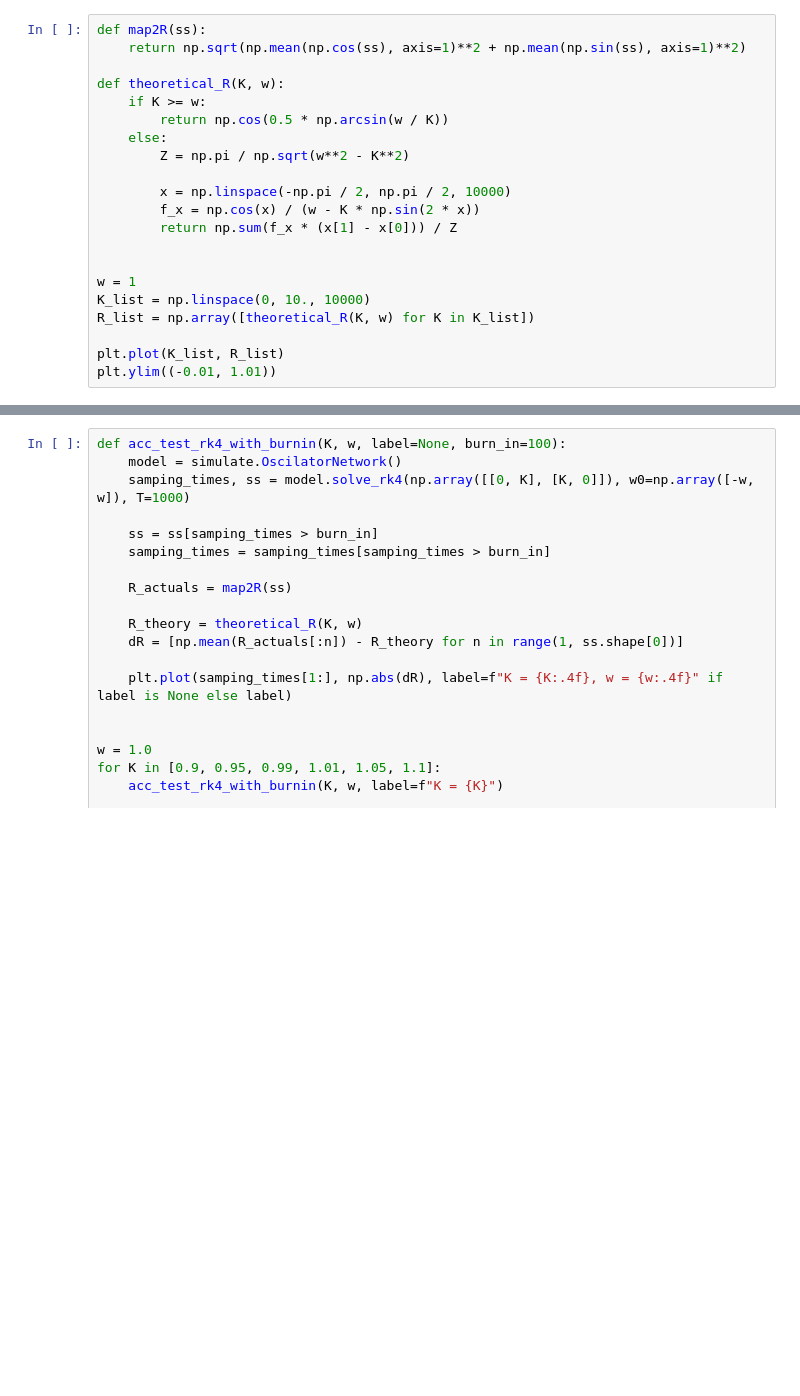
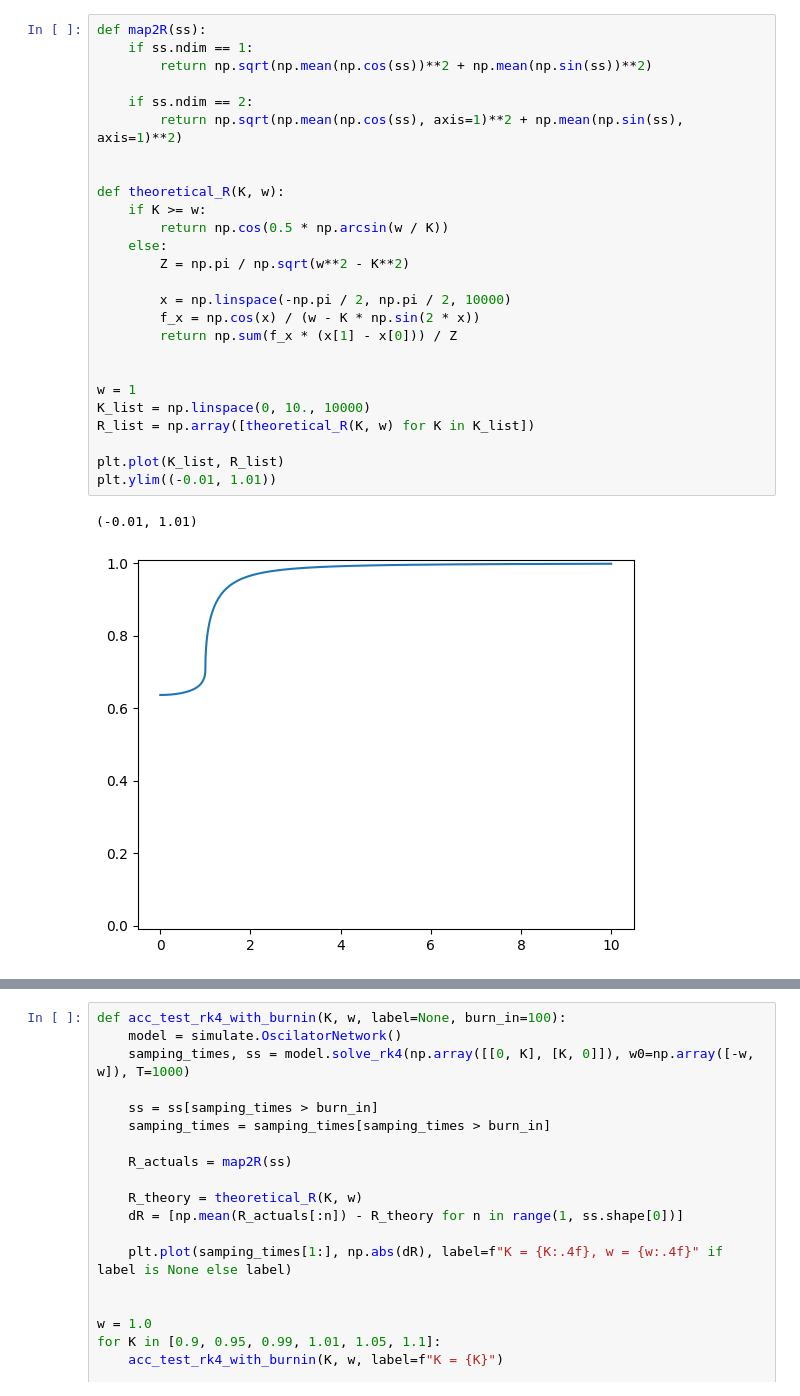
Before and after one commit to hideki1217/PhaseOscilatorExperiment, a Jupyter notebook: phase/scripts/2body_simulation.ipynb, the cells around one changed output, grey strips where cells are left out. Drawn from its saved outputs; the diff is of its cells as text; blank space fills up the shorter version.

```diff
--- a/phase/scripts/2body_simulation.ipynb
+++ b/phase/scripts/2body_simulation.ipynb
@@ -4,24 +34,32 @@ import matplotlib.pyplot as plt
 # %%
 def map2R(ss):
-    return np.sqrt(np.mean(np.cos(ss), axis=1)**2 + np.mean(np.sin(ss), axis=1)**2)
+    if ss.ndim == 1:
+        return np.sqrt(np.mean(np.cos(ss))**2 + np.mean(np.sin(ss))**2)
+
+    if ss.ndim == 2:
+        return np.sqrt(np.mean(np.cos(ss), axis=1)**2 + np.mean(np.sin(ss), axis=1)**2)
+
 
 def theoretical_R(K, w):
     if K >= w:
         return np.cos(0.5 * np.arcsin(w / K))
     else:
         Z = np.pi / np.sqrt(w**2 - K**2)
 
         x = np.linspace(-np.pi / 2, np.pi / 2, 10000)
         f_x = np.cos(x) / (w - K * np.sin(2 * x))
         return np.sum(f_x * (x[1] - x[0])) / Z
 
 
 w = 1
 K_list = np.linspace(0, 10., 10000)
 R_list = np.array([theoretical_R(K, w) for K in K_list])
 
 plt.plot(K_list, R_list)
 plt.ylim((-0.01, 1.01))
+# %% [output]
+(-0.01, 1.01)
+[figure, added]
 # %%
 beta = 10.0
 
```
Also changed, not shown: parts of 10 cells of this notebook, 2 other files.
